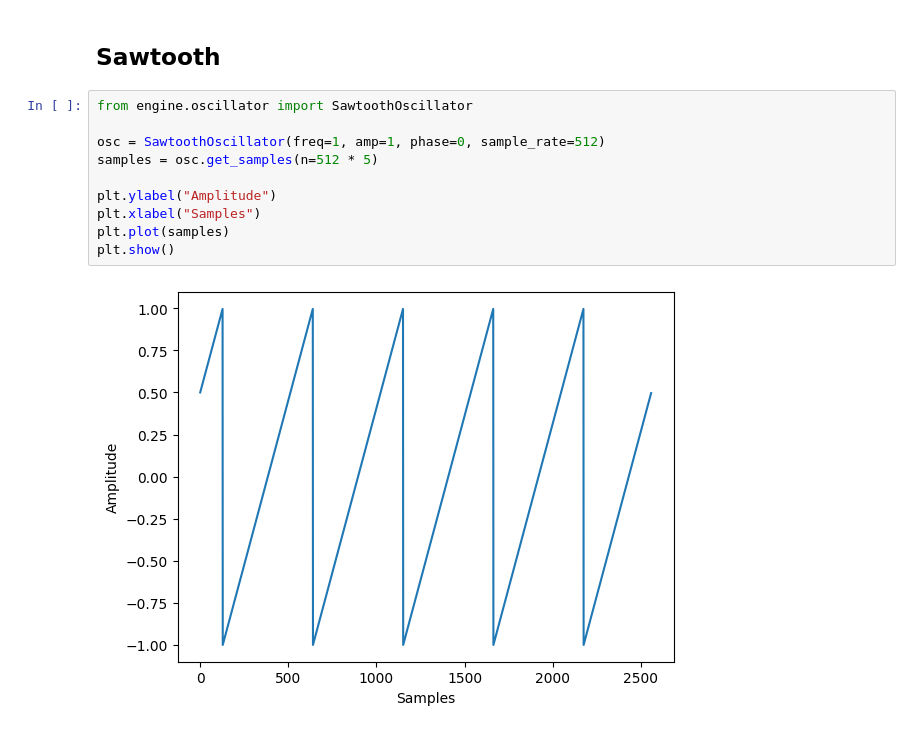
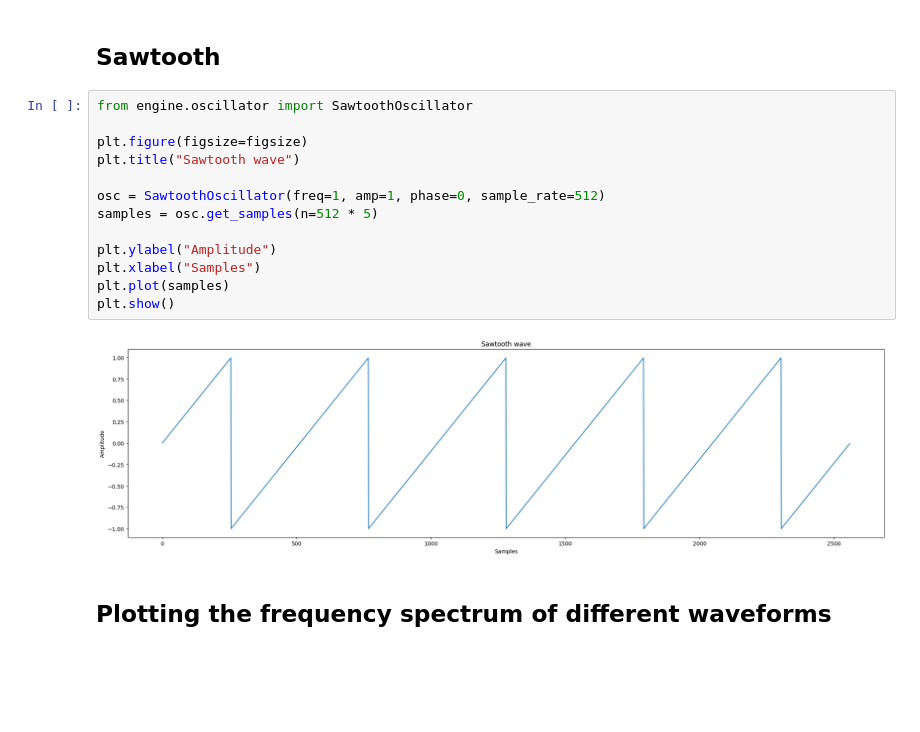
Before and after one commit to rasigle/sonicrack, a Jupyter notebook: examples/oscillators_v2_waveforms.ipynb, the cells around one changed output. Saved outputs shown, nothing was run; the diff lists cells and outputs as text; blank space fills up the shorter version.

Commit message:
Review of engine components and additional examples.

```diff
--- a/examples/oscillators_v2_waveforms.ipynb
+++ b/examples/oscillators_v2_waveforms.ipynb
@@ -71,14 +80,19 @@ plt.show()
 # %% [markdown]
 ## Sawtooth
-# %%
-from engine.oscillator import SawtoothOscillator
-
-osc = SawtoothOscillator(freq=1, amp=1, phase=0, sample_rate=512)
-samples = osc.get_samples(n=512 * 5)
-
-plt.ylabel("Amplitude")
-plt.xlabel("Samples")
-plt.plot(samples)
-plt.show()
-# %% [output]
-[figure, removed]
+# %%
+from engine.oscillator import SawtoothOscillator
+
+plt.figure(figsize=figsize)
+plt.title("Sawtooth wave")
+
+osc = SawtoothOscillator(freq=1, amp=1, phase=0, sample_rate=512)
+samples = osc.get_samples(n=512 * 5)
+
+plt.ylabel("Amplitude")
+plt.xlabel("Samples")
+plt.plot(samples)
+plt.show()
+# %% [output]
+[figure, added]
+# %% [markdown]
+## Plotting the frequency spectrum of different waveforms
```
Also changed, not shown: parts of 8 cells of this notebook, 25 other files.
